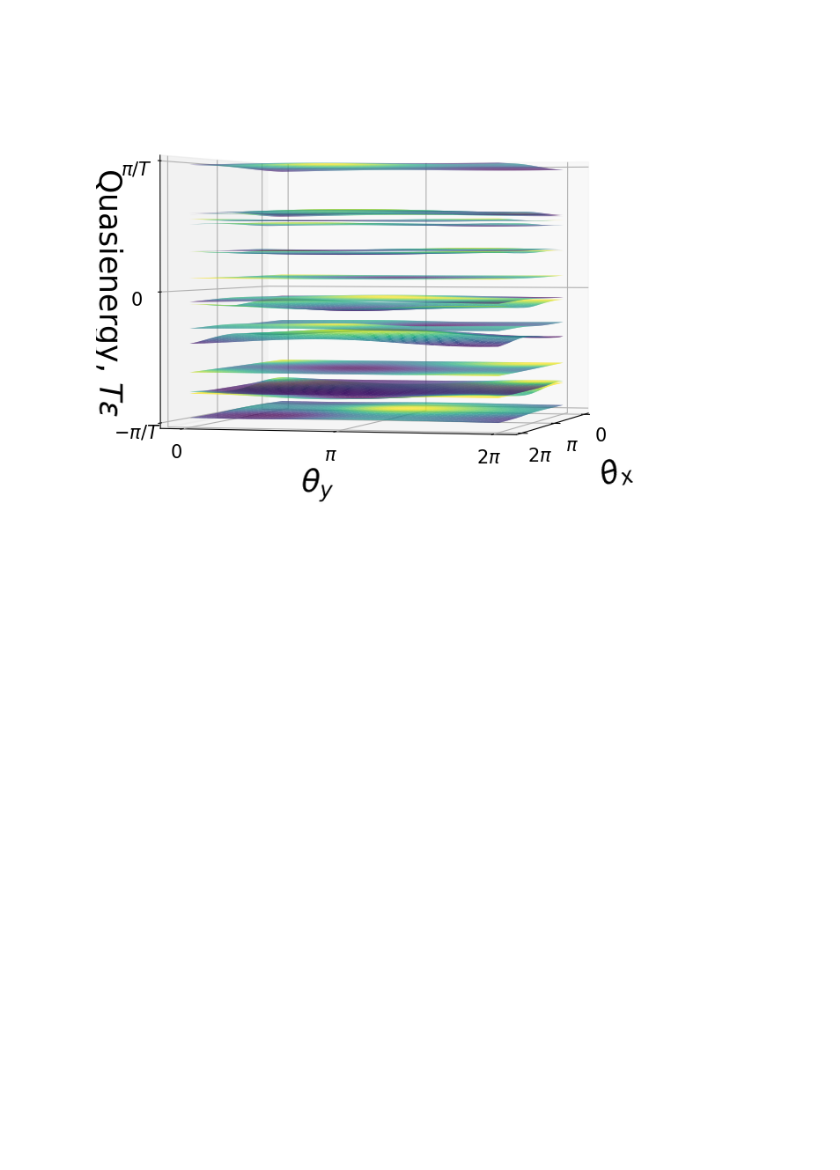
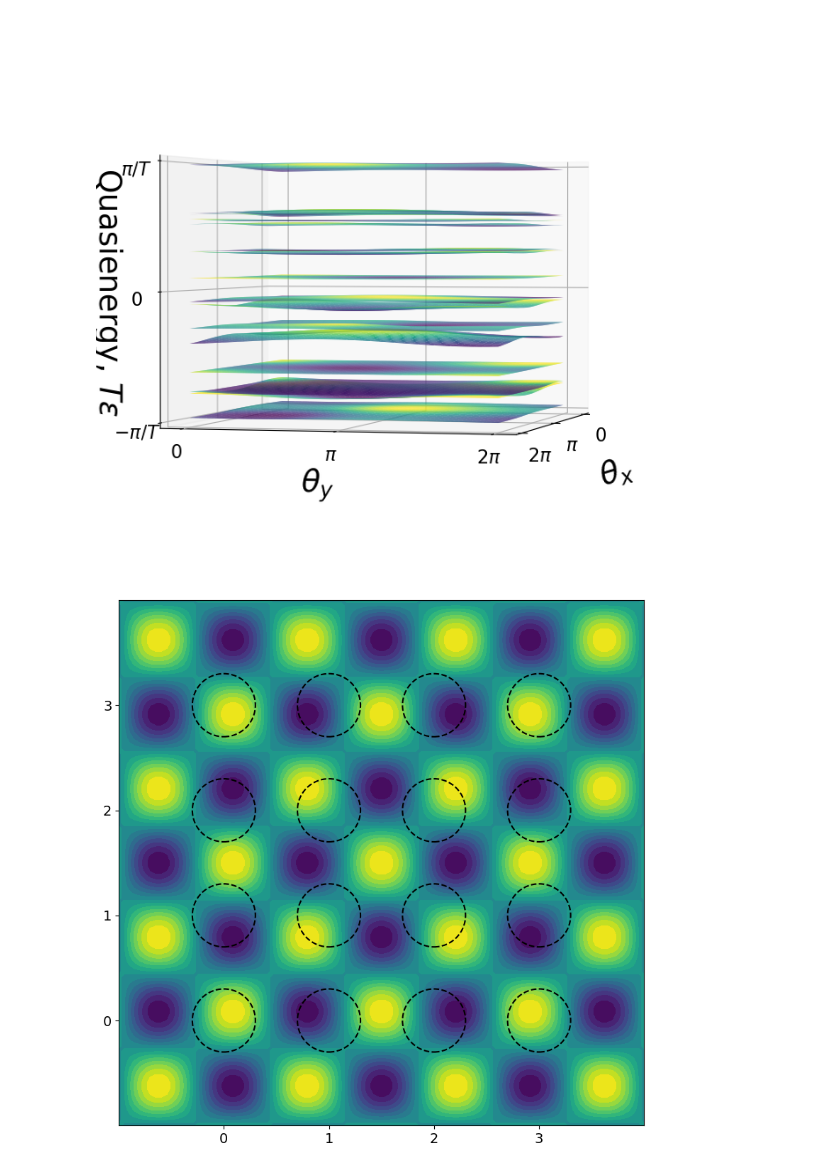
Before and after one commit to NGC2237-Clark/Topo_Loco_QCs, a Jupyter notebook: Floquet/AFAI_GPU_debugertbc.ipynb, the cells around one changed output. Drawn from its saved outputs; the diff is of its cells as text; code cells hidden in the pictures; blank space fills up the shorter version.

Commit message:
Update: 1. Add the continuous quasiperiodic potential + discrete lattice plot

```diff
--- a/Floquet/AFAI_GPU_debugertbc.ipynb
+++ b/Floquet/AFAI_GPU_debugertbc.ipynb
@@ -293,3 +293,7 @@ a = model_afai2.quasienergies_states_bulk(100, 30, thetax, thetay, fully_disorde
 # %% [output]
 phi1 is 0 phi2 is 0
 [figure]
+# %%
+model_afai2.visualise_quasiperiodic(phi1_ex=0, phi2_ex=0)
+# %% [output]
+[figure, added]
```
Also changed, not shown: parts of 3 cells of this notebook, 1 other file.
